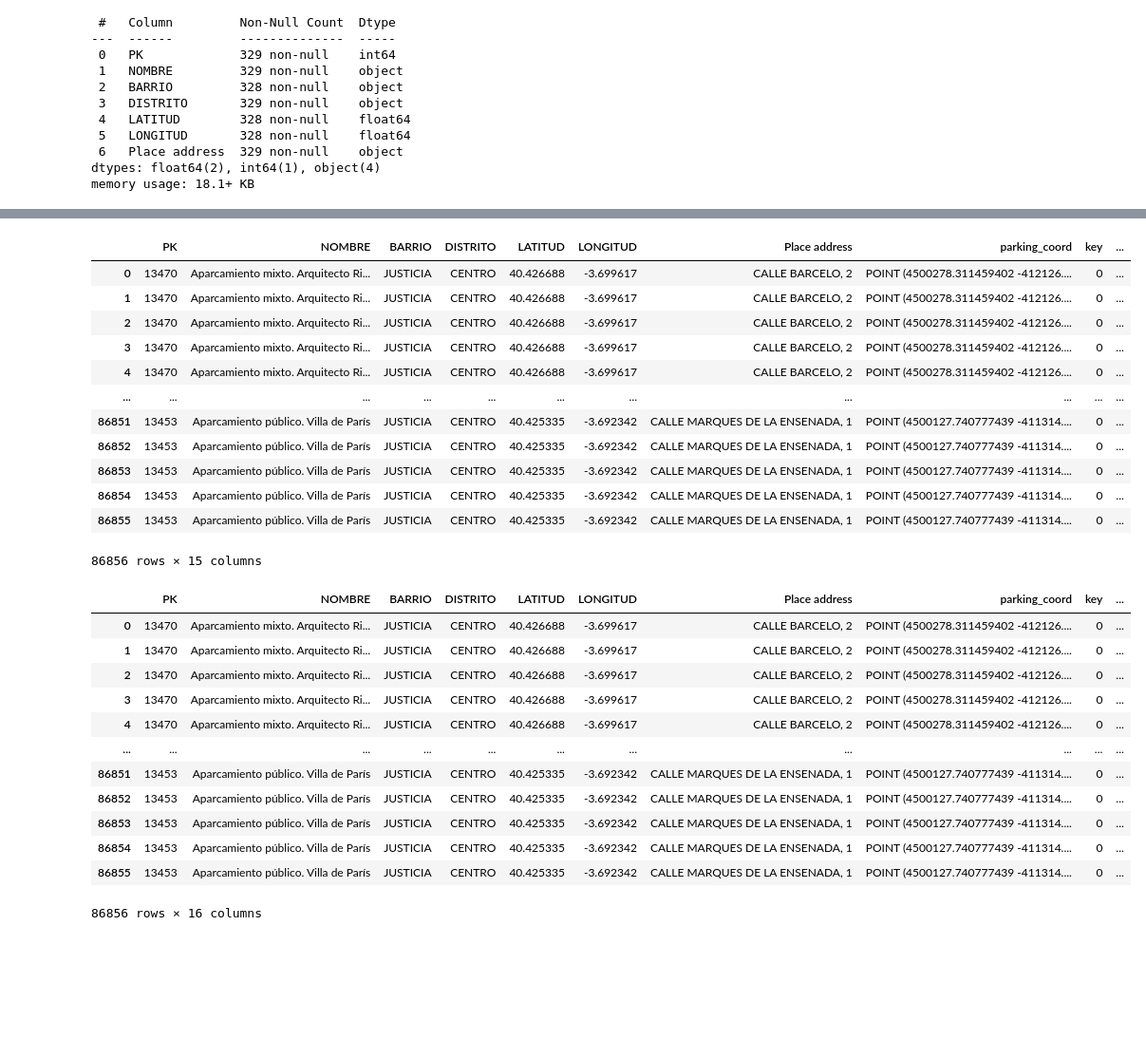
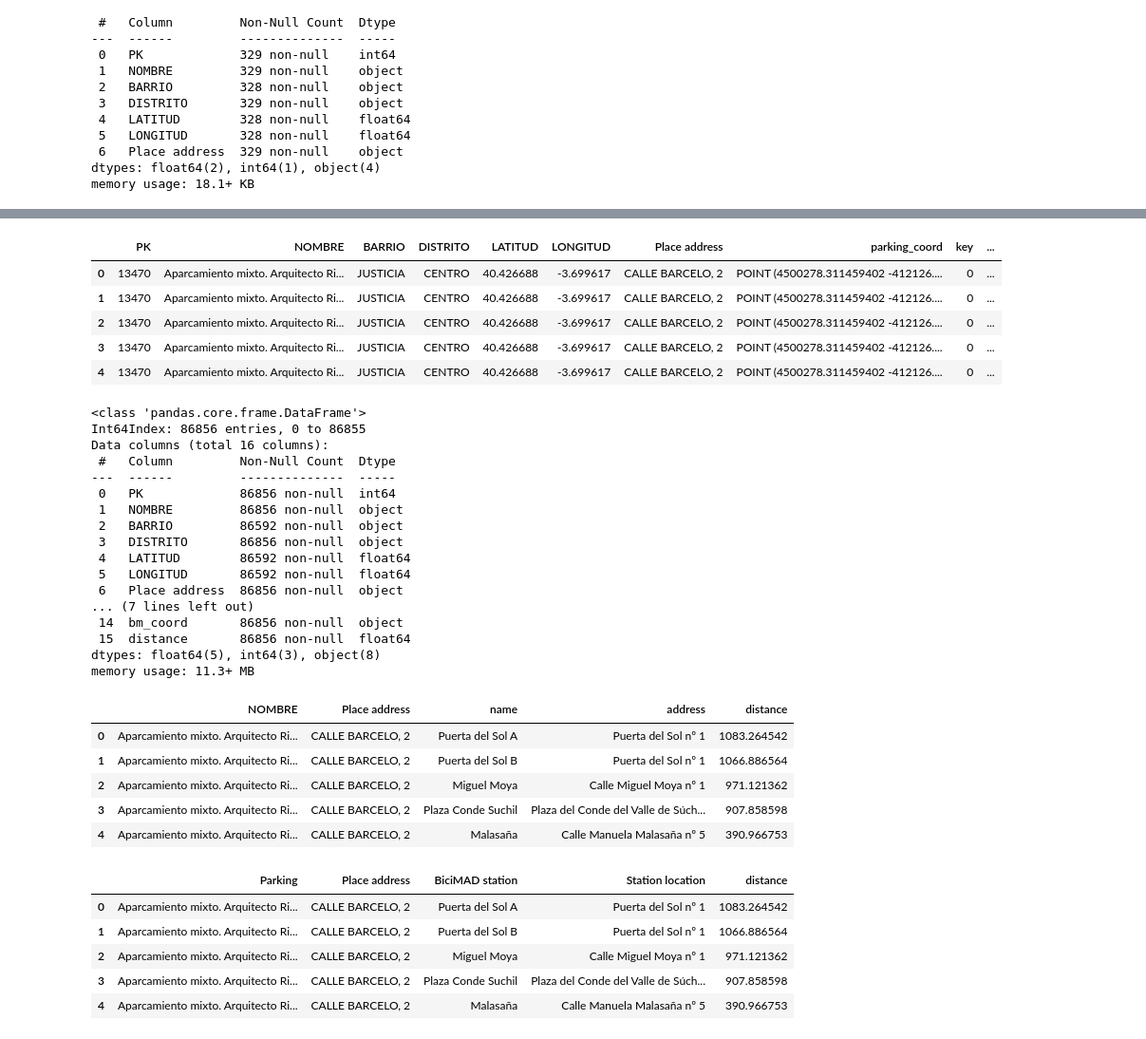
Before and after one commit to DarioDPR/ih_datamadpt1121_project_m1, a Jupyter notebook: notebooks/ProjectM1_distance.ipynb, the cells around one changed output, grey strips where cells are left out. Shown: that part at 95% size. Saved outputs shown, nothing was run; the diff lists cells and outputs as text; code cells hidden in the pictures; blank space fills up the shorter version.

```diff
--- a/notebooks/ProjectM1_distance.ipynb
+++ b/notebooks/ProjectM1_distance.ipynb
@@ -57,37 +55,54 @@ NameError: name 'bicimadf' is not defined
 # %%
 pk_bicimad = parkings.assign(key=0).merge(bicimadf.assign(key=0), how='left', on='key')
-pk_bicimad
+pk_bicimad.head().head()
 # %% [output]
 |  | PK | NOMBRE | BARRIO | DISTRITO | LATITUD | LONGITUD | Place address | parking_coord | key | ... |
 | 0 | 13470 | Aparcamiento mixto. Arquitecto Ri... | JUSTICIA | CENTRO | 40.426688 | -3.699617 | CALLE BARCELO, 2 | POINT (4500278.311459402 -412126.... | 0 | ... |
 | 1 | 13470 | Aparcamiento mixto. Arquitecto Ri... | JUSTICIA | CENTRO | 40.426688 | -3.699617 | CALLE BARCELO, 2 | POINT (4500278.311459402 -412126.... | 0 | ... |
 | 2 | 13470 | Aparcamiento mixto. Arquitecto Ri... | JUSTICIA | CENTRO | 40.426688 | -3.699617 | CALLE BARCELO, 2 | POINT (4500278.311459402 -412126.... | 0 | ... |
 | 3 | 13470 | Aparcamiento mixto. Arquitecto Ri... | JUSTICIA | CENTRO | 40.426688 | -3.699617 | CALLE BARCELO, 2 | POINT (4500278.311459402 -412126.... | 0 | ... |
 | 4 | 13470 | Aparcamiento mixto. Arquitecto Ri... | JUSTICIA | CENTRO | 40.426688 | -3.699617 | CALLE BARCELO, 2 | POINT (4500278.311459402 -412126.... | 0 | ... |
-| ... | ... | ... | ... | ... | ... | ... | ... | ... | ... | ... |
-| 86851 | 13453 | Aparcamiento público. Villa de París | JUSTICIA | CENTRO | 40.425335 | -3.692342 | CALLE MARQUES DE LA ENSENADA, 1 | POINT (4500127.740777439 -411314.... | 0 | ... |
-| 86852 | 13453 | Aparcamiento público. Villa de París | JUSTICIA | CENTRO | 40.425335 | -3.692342 | CALLE MARQUES DE LA ENSENADA, 1 | POINT (4500127.740777439 -411314.... | 0 | ... |
-| 86853 | 13453 | Aparcamiento público. Villa de París | JUSTICIA | CENTRO | 40.425335 | -3.692342 | CALLE MARQUES DE LA ENSENADA, 1 | POINT (4500127.740777439 -411314.... | 0 | ... |
-| 86854 | 13453 | Aparcamiento público. Villa de París | JUSTICIA | CENTRO | 40.425335 | -3.692342 | CALLE MARQUES DE LA ENSENADA, 1 | POINT (4500127.740777439 -411314.... | 0 | ... |
-| 86855 | 13453 | Aparcamiento público. Villa de París | JUSTICIA | CENTRO | 40.425335 | -3.692342 | CALLE MARQUES DE LA ENSENADA, 1 | POINT (4500127.740777439 -411314.... | 0 | ... |
-86856 rows × 15 columns
 # %%
 def distance_meters(point_start, point_finish):
     return point_start.distance(point_finish)
 # %%
 pk_bicimad['distance'] = pk_bicimad.apply(lambda x: distance_meters(x['parking_coord'], x['bm_coord']),axis=1)
-pk_bicimad
+pk_bicimad.info()
 # %% [output]
-|  | PK | NOMBRE | BARRIO | DISTRITO | LATITUD | LONGITUD | Place address | parking_coord | key | ... |
-| 0 | 13470 | Aparcamiento mixto. Arquitecto Ri... | JUSTICIA | CENTRO | 40.426688 | -3.699617 | CALLE BARCELO, 2 | POINT (4500278.311459402 -412126.... | 0 | ... |
-| 1 | 13470 | Aparcamiento mixto. Arquitecto Ri... | JUSTICIA | CENTRO | 40.426688 | -3.699617 | CALLE BARCELO, 2 | POINT (4500278.311459402 -412126.... | 0 | ... |
-| 2 | 13470 | Aparcamiento mixto. Arquitecto Ri... | JUSTICIA | CENTRO | 40.426688 | -3.699617 | CALLE BARCELO, 2 | POINT (4500278.311459402 -412126.... | 0 | ... |
-| 3 | 13470 | Aparcamiento mixto. Arquitecto Ri... | JUSTICIA | CENTRO | 40.426688 | -3.699617 | CALLE BARCELO, 2 | POINT (4500278.311459402 -412126.... | 0 | ... |
-| 4 | 13470 | Aparcamiento mixto. Arquitecto Ri... | JUSTICIA | CENTRO | 40.426688 | -3.699617 | CALLE BARCELO, 2 | POINT (4500278.311459402 -412126.... | 0 | ... |
-| ... | ... | ... | ... | ... | ... | ... | ... | ... | ... | ... |
-| 86851 | 13453 | Aparcamiento público. Villa de París | JUSTICIA | CENTRO | 40.425335 | -3.692342 | CALLE MARQUES DE LA ENSENADA, 1 | POINT (4500127.740777439 -411314.... | 0 | ... |
-| 86852 | 13453 | Aparcamiento público. Villa de París | JUSTICIA | CENTRO | 40.425335 | -3.692342 | CALLE MARQUES DE LA ENSENADA, 1 | POINT (4500127.740777439 -411314.... | 0 | ... |
-| 86853 | 13453 | Aparcamiento público. Villa de París | JUSTICIA | CENTRO | 40.425335 | -3.692342 | CALLE MARQUES DE LA ENSENADA, 1 | POINT (4500127.740777439 -411314.... | 0 | ... |
-| 86854 | 13453 | Aparcamiento público. Villa de París | JUSTICIA | CENTRO | 40.425335 | -3.692342 | CALLE MARQUES DE LA ENSENADA, 1 | POINT (4500127.740777439 -411314.... | 0 | ... |
-| 86855 | 13453 | Aparcamiento público. Villa de París | JUSTICIA | CENTRO | 40.425335 | -3.692342 | CALLE MARQUES DE LA ENSENADA, 1 | POINT (4500127.740777439 -411314.... | 0 | ... |
-86856 rows × 16 columns
+<class 'pandas.core.frame.DataFrame'>
+Int64Index: 86856 entries, 0 to 86855
+Data columns (total 16 columns):
+ #   Column         Non-Null Count  Dtype
+---  ------         --------------  -----
+ 0   PK             86856 non-null  int64
+ 1   NOMBRE         86856 non-null  object
+ 2   BARRIO         86592 non-null  object
+ 3   DISTRITO       86856 non-null  object
+ 4   LATITUD        86592 non-null  float64
+ 5   LONGITUD       86592 non-null  float64
+ 6   Place address  86856 non-null  object
+... (7 lines left out)
+ 14  bm_coord       86856 non-null  object
+ 15  distance       86856 non-null  float64
+dtypes: float64(5), int64(3), object(8)
+memory usage: 11.3+ MB
+# %%
+pk_bicimad = pk_bicimad.drop(pk_bicimad.columns[[0,2,3,4,5,7,8,9,12,13,14]], axis=1)
+pk_bicimad.head()
+# %% [output]
+|  | NOMBRE | Place address | name | address | distance |
+| 0 | Aparcamiento mixto. Arquitecto Ri... | CALLE BARCELO, 2 | Puerta del Sol A | Puerta del Sol nº 1 | 1083.264542 |
+| 1 | Aparcamiento mixto. Arquitecto Ri... | CALLE BARCELO, 2 | Puerta del Sol B | Puerta del Sol nº 1 | 1066.886564 |
+| 2 | Aparcamiento mixto. Arquitecto Ri... | CALLE BARCELO, 2 | Miguel Moya | Calle Miguel Moya nº 1 | 971.121362 |
+| 3 | Aparcamiento mixto. Arquitecto Ri... | CALLE BARCELO, 2 | Plaza Conde Suchil | Plaza del Conde del Valle de Súch... | 907.858598 |
+| 4 | Aparcamiento mixto. Arquitecto Ri... | CALLE BARCELO, 2 | Malasaña | Calle Manuela Malasaña nº 5 | 390.966753 |
+# %%
+pk_bicimad.rename(columns={'NOMBRE': 'Parking', 'name': 'BiciMAD station', 'address' : 'Station location'}, inplace=True)
+pk_bicimad.head()
+# %% [output]
+|  | Parking | Place address | BiciMAD station | Station location | distance |
+| 0 | Aparcamiento mixto. Arquitecto Ri... | CALLE BARCELO, 2 | Puerta del Sol A | Puerta del Sol nº 1 | 1083.264542 |
+| 1 | Aparcamiento mixto. Arquitecto Ri... | CALLE BARCELO, 2 | Puerta del Sol B | Puerta del Sol nº 1 | 1066.886564 |
+| 2 | Aparcamiento mixto. Arquitecto Ri... | CALLE BARCELO, 2 | Miguel Moya | Calle Miguel Moya nº 1 | 971.121362 |
+| 3 | Aparcamiento mixto. Arquitecto Ri... | CALLE BARCELO, 2 | Plaza Conde Suchil | Plaza del Conde del Valle de Súch... | 907.858598 |
+| 4 | Aparcamiento mixto. Arquitecto Ri... | CALLE BARCELO, 2 | Malasaña | Calle Manuela Malasaña nº 5 | 390.966753 |
```
Also changed, not shown: parts of 21 cells of this notebook.
